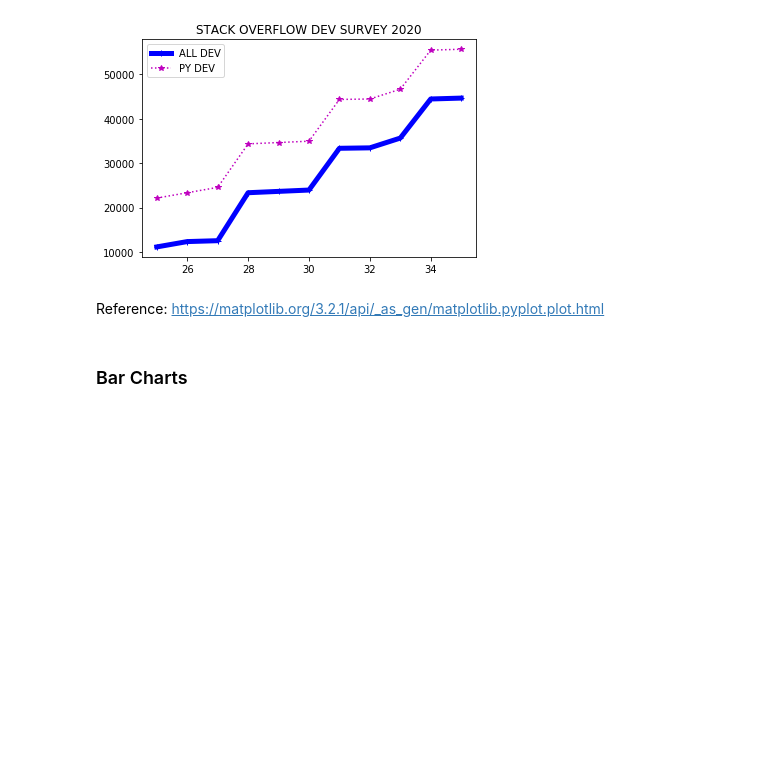
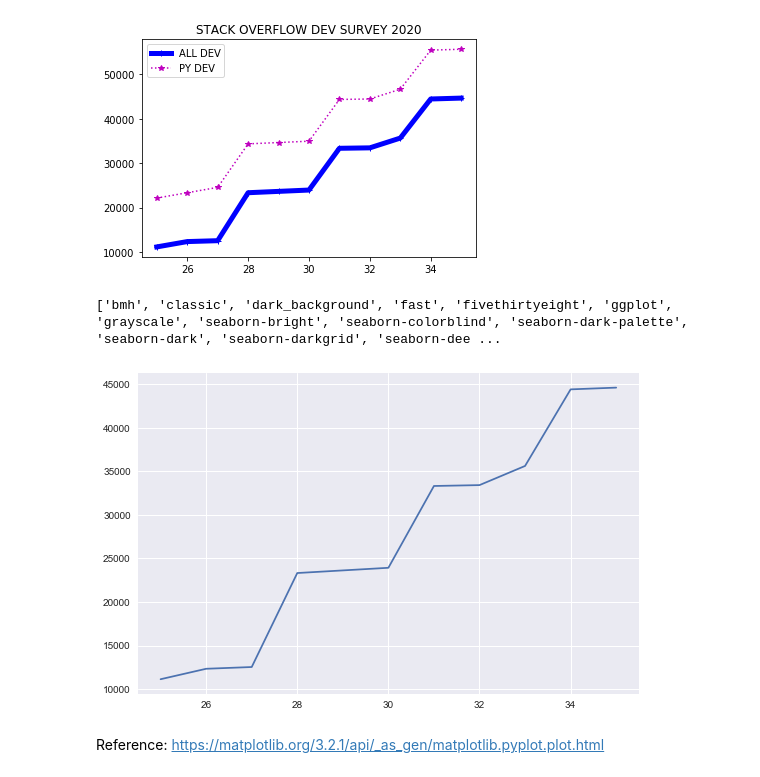
Before and after one commit to DONTSAYCANT/EDA_modules, a Jupyter notebook: Matplotlib.ipynb, the cells around one changed output. Saved outputs shown, nothing was run; the diff lists cells and outputs as text; code cells hidden in the pictures; blank space fills up the shorter version.

Commit message:
matplotlib_basic_plots

```diff
--- a/Matplotlib.ipynb
+++ b/Matplotlib.ipynb
@@ -158,7 +159,20 @@ plt.show()
 [figure]
 # %%
 #printstyle
+
+print(plt.style.available)
+# %% [output]
+['bmh', 'classic', 'dark_background', 'fast', 'fivethirtyeight', 'ggplot', 'grayscale', 'seaborn-bright', 'seaborn-colorblind', 'seaborn-dark-palette', 'seaborn-dark', 'seaborn-darkgrid', 'seaborn-dee ...
+# %%
+#plot and show
+plt.style.use("fast")
+
+age = [25,26,27,28,29,30,31,32,33,34,35]
+sal_all = [11125, 12326,12527,23328,23629,23930,33331,33432,35633,44434,44635]
+
+plt.plot(age, sal_all)
+plt.show()
+# %% [output]
+[figure, added]
 # %% [markdown]
 Reference: https://matplotlib.org/3.2.1/api/_as_gen/matplotlib.pyplot.plot.html
-# %% [markdown]
-### Bar Charts
```
Also changed, not shown: parts of 39 cells of this notebook.
